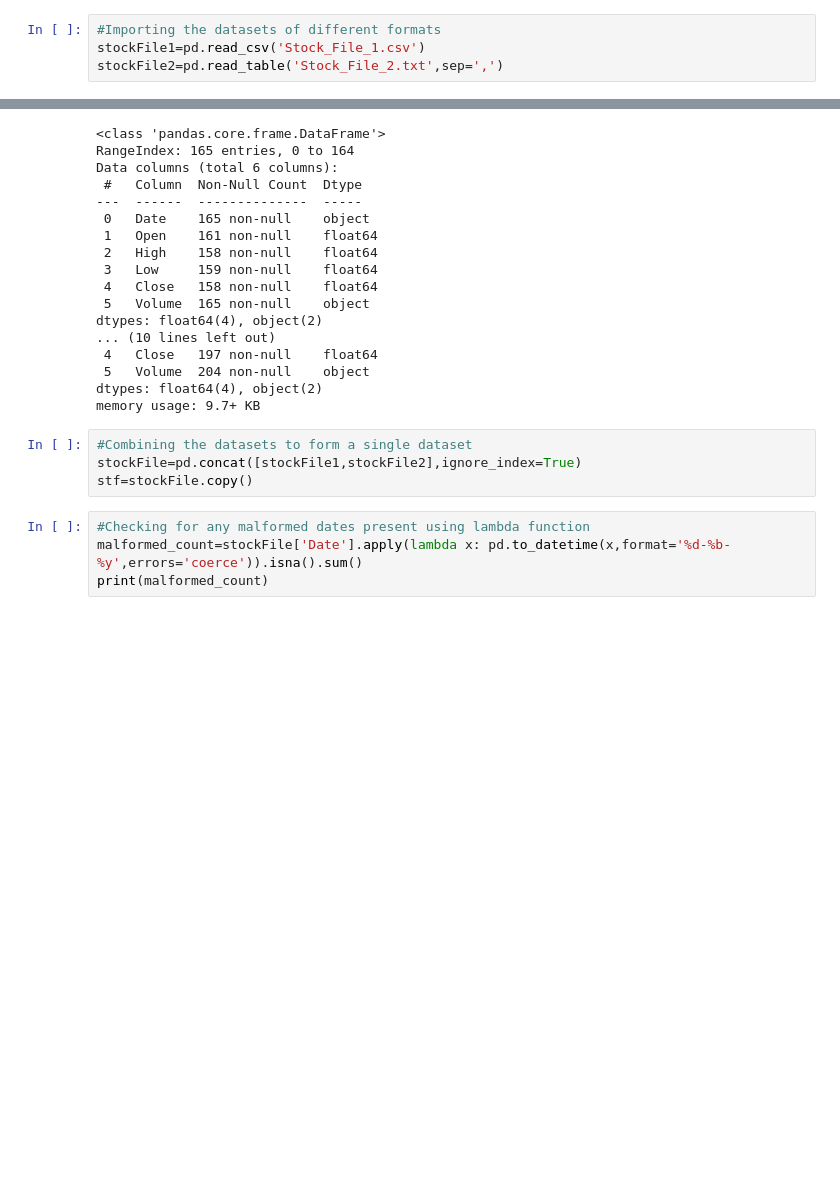
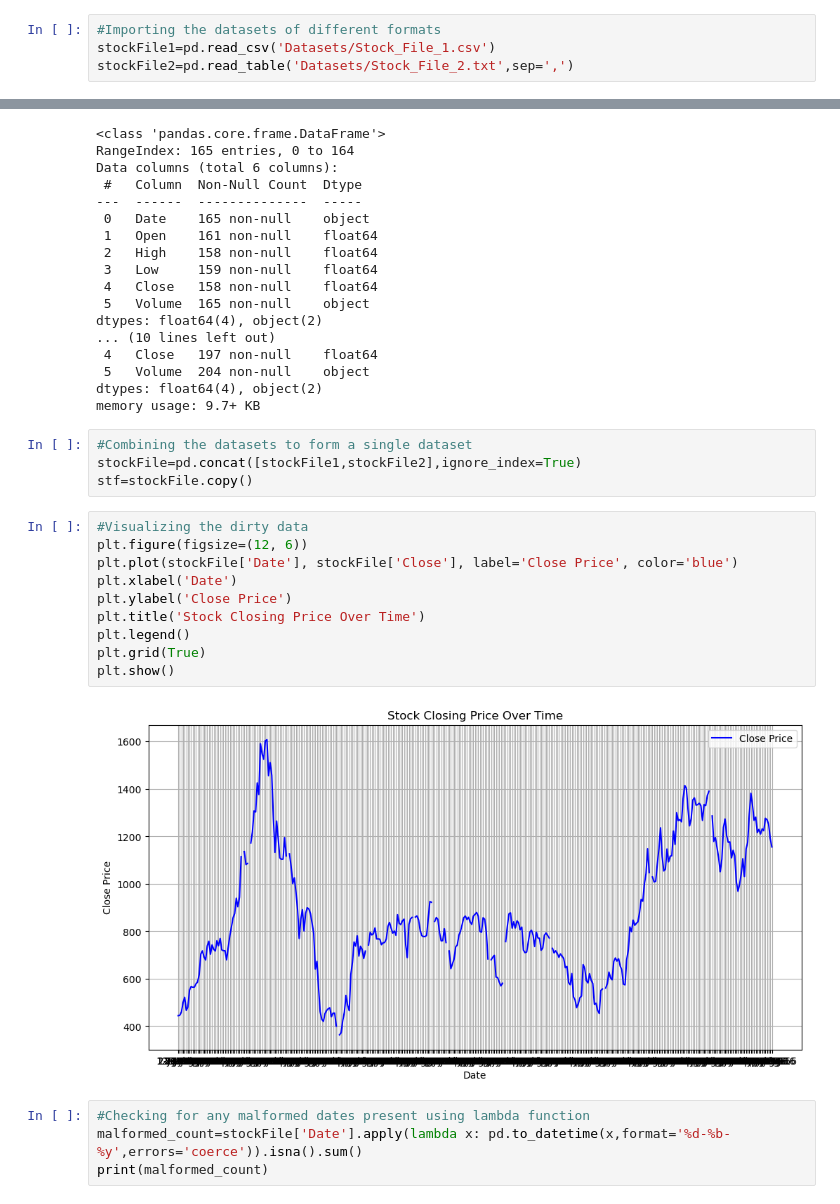
Before and after one commit to Huzefman/Stock-Price-Data-Cleaning-Project, a Jupyter notebook: Stock_Price_Data_Cleaning.ipynb, the cells around one changed output, grey strips where cells are left out. Saved outputs shown, nothing was run; the diff lists cells and outputs as text; blank space fills up the shorter version.

Commit message:
Update the code lines
I changed the code lines for dataset location and added visualisation for dirty data for reference

```diff
--- a/Stock_Price_Data_Cleaning.ipynb
+++ b/Stock_Price_Data_Cleaning.ipynb
@@ -5,8 +5,8 @@ import seaborn as sns
 import matplotlib.pyplot as plt
 # %%
 #Importing the datasets of different formats
-stockFile1=pd.read_csv('Stock_File_1.csv')
-stockFile2=pd.read_table('Stock_File_2.txt',sep=',')
+stockFile1=pd.read_csv('Datasets/Stock_File_1.csv')
+stockFile2=pd.read_table('Datasets/Stock_File_2.txt',sep=',')
 # %%
 #Checking the basic info of both datasets
 stockFile1.info()
@@ -33,6 +33,18 @@ memory usage: 9.7+ KB
 #Combining the datasets to form a single dataset
 stockFile=pd.concat([stockFile1,stockFile2],ignore_index=True)
 stf=stockFile.copy()
+# %%
+#Visualizing the dirty data
+plt.figure(figsize=(12, 6))
+plt.plot(stockFile['Date'], stockFile['Close'], label='Close Price', color='blue')
+plt.xlabel('Date')
+plt.ylabel('Close Price')
+plt.title('Stock Closing Price Over Time')
+plt.legend()
+plt.grid(True)
+plt.show()
+# %% [output]
+[figure, added]
 # %%
 #Checking for any malformed dates present using lambda function
 malformed_count=stockFile['Date'].apply(lambda x: pd.to_datetime(x,format='%d-%b-%y',errors='coerce')).isna().sum()
```
